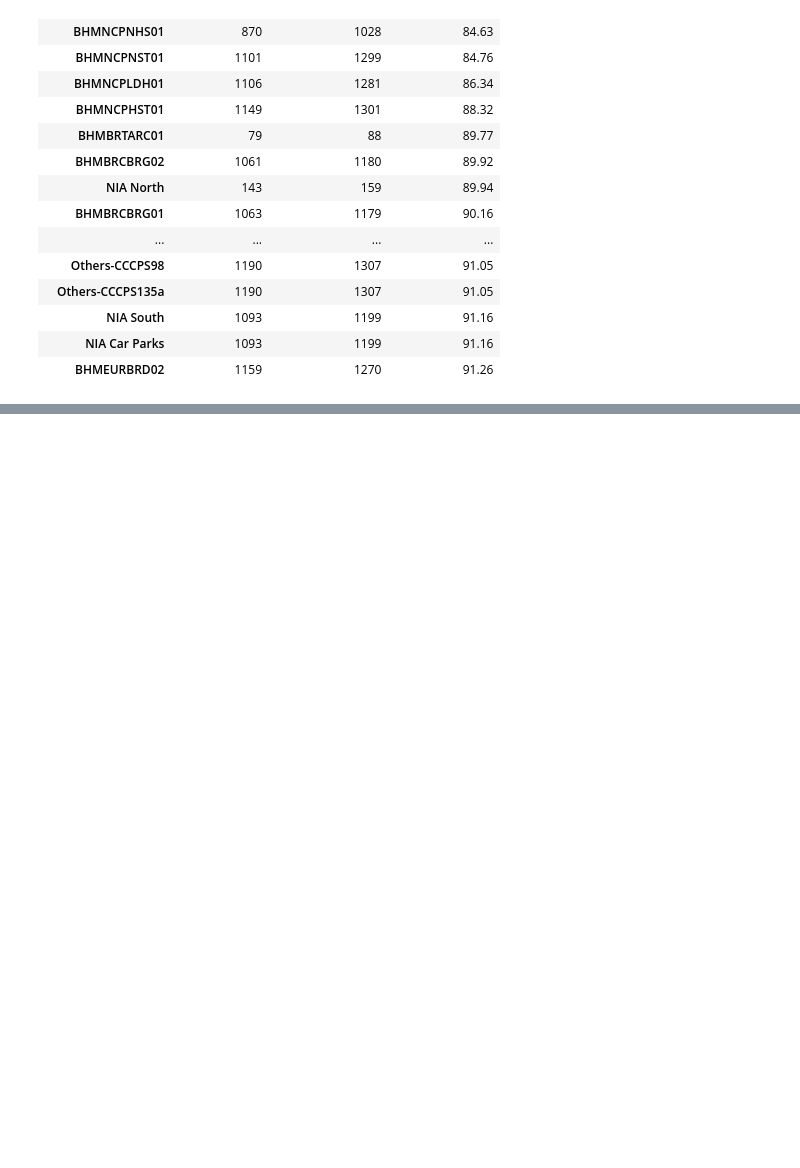
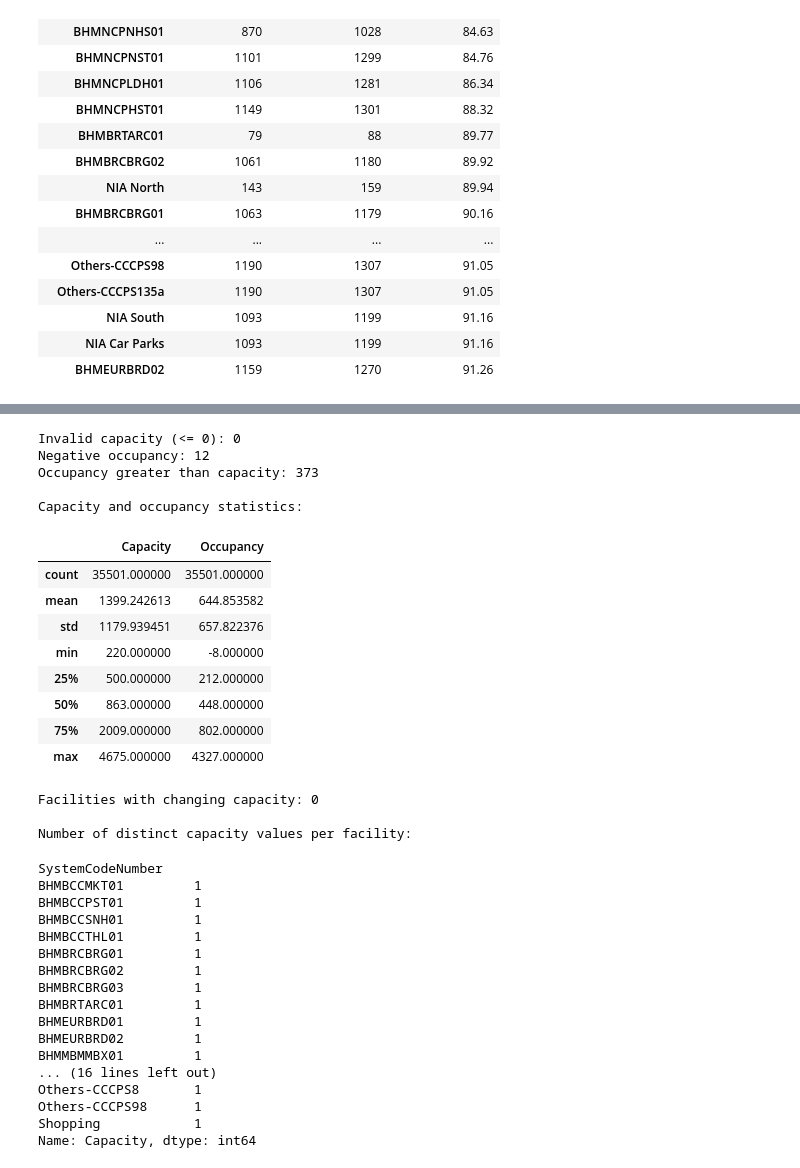
Before and after one commit to mmpara27/parking-predictability, a Jupyter notebook: notebooks/01_data_audit.ipynb, the cells around one changed output, grey strips where cells are left out. Drawn from its saved outputs; the diff is of its cells as text; code cells hidden in the pictures; blank space fills up the shorter version.

```diff
--- a/notebooks/01_data_audit.ipynb
+++ b/notebooks/01_data_audit.ipynb
@@ -433,0 +471,62 @@ Percentage of cleaned observations: 89.58 %
+# %%
+# Check physical constraints
+invalid_capacity = (df_clean["Capacity"] <= 0).sum()
+negative_occupancy = (df_clean["Occupancy"] < 0).sum()
+over_capacity = (
+    df_clean["Occupancy"] > df_clean["Capacity"]
+).sum()
+
+print("Invalid capacity (<= 0):", invalid_capacity)
+print("Negative occupancy:", negative_occupancy)
+print("Occupancy greater than capacity:", over_capacity)
+
+# Summarize capacity and occupancy
+print("\nCapacity and occupancy statistics:")
+display(df_clean[["Capacity", "Occupancy"]].describe())
+
+# Check whether capacity changes within facilities
+capacity_variation = (
+    df_clean.groupby("SystemCodeNumber")["Capacity"]
+    .nunique()
+)
+
+print("\nFacilities with changing capacity:",
+      (capacity_variation > 1).sum())
+
+print("\nNumber of distinct capacity values per facility:")
+display(capacity_variation.sort_values(ascending=False))
+# %% [output]
+Invalid capacity (<= 0): 0
+Negative occupancy: 12
+Occupancy greater than capacity: 373
+
+Capacity and occupancy statistics:
+|  | Capacity | Occupancy |
+| count | 35501.000000 | 35501.000000 |
+| mean | 1399.242613 | 644.853582 |
+| std | 1179.939451 | 657.822376 |
+| min | 220.000000 | -8.000000 |
+| 25% | 500.000000 | 212.000000 |
+| 50% | 863.000000 | 448.000000 |
+| 75% | 2009.000000 | 802.000000 |
+| max | 4675.000000 | 4327.000000 |
+Facilities with changing capacity: 0
+
+Number of distinct capacity values per facility:
+SystemCodeNumber
+BHMBCCMKT01         1
+BHMBCCPST01         1
+BHMBCCSNH01         1
+BHMBCCTHL01         1
+BHMBRCBRG01         1
+BHMBRCBRG02         1
+BHMBRCBRG03         1
+BHMBRTARC01         1
+BHMEURBRD01         1
+BHMEURBRD02         1
+BHMMBMMBX01         1
+... (16 lines left out)
+Others-CCCPS8       1
+Others-CCCPS98      1
+Shopping            1
+Name: Capacity, dtype: int64
```
Also changed, not shown: parts of 9 cells of this notebook, 1 other file.
